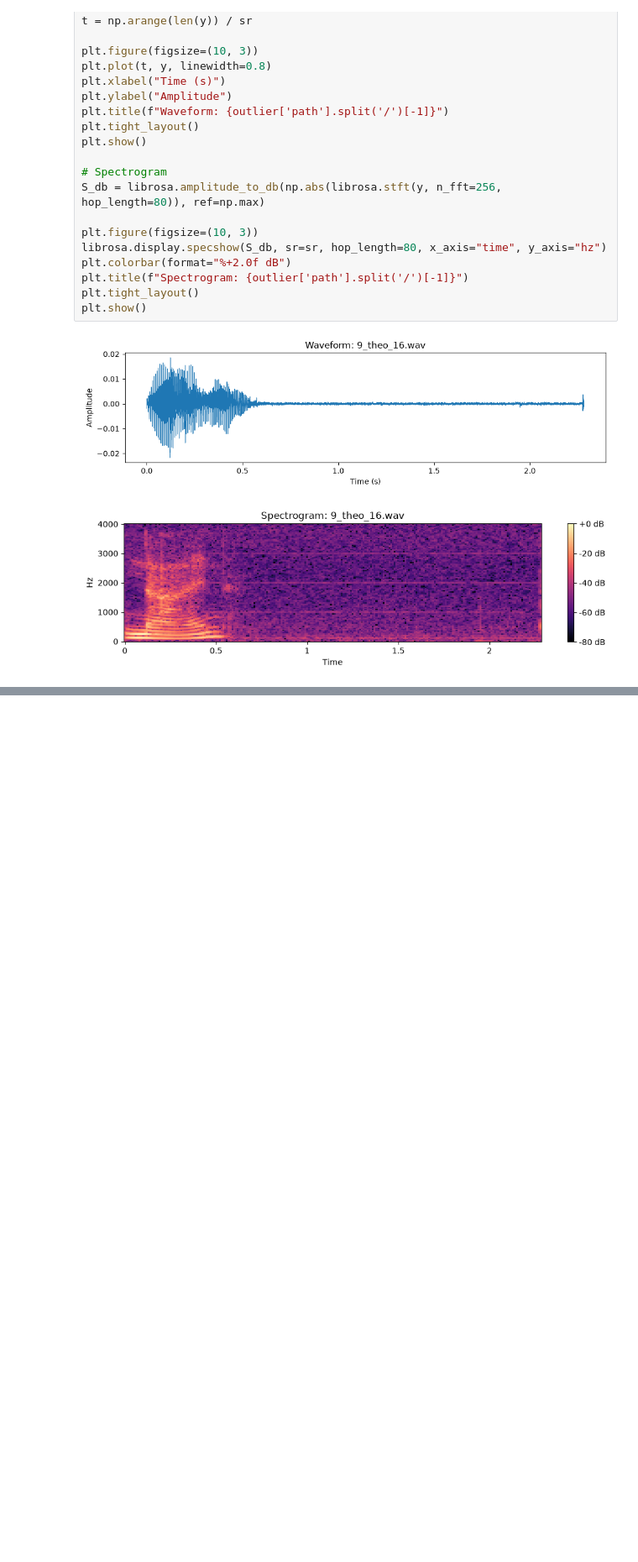
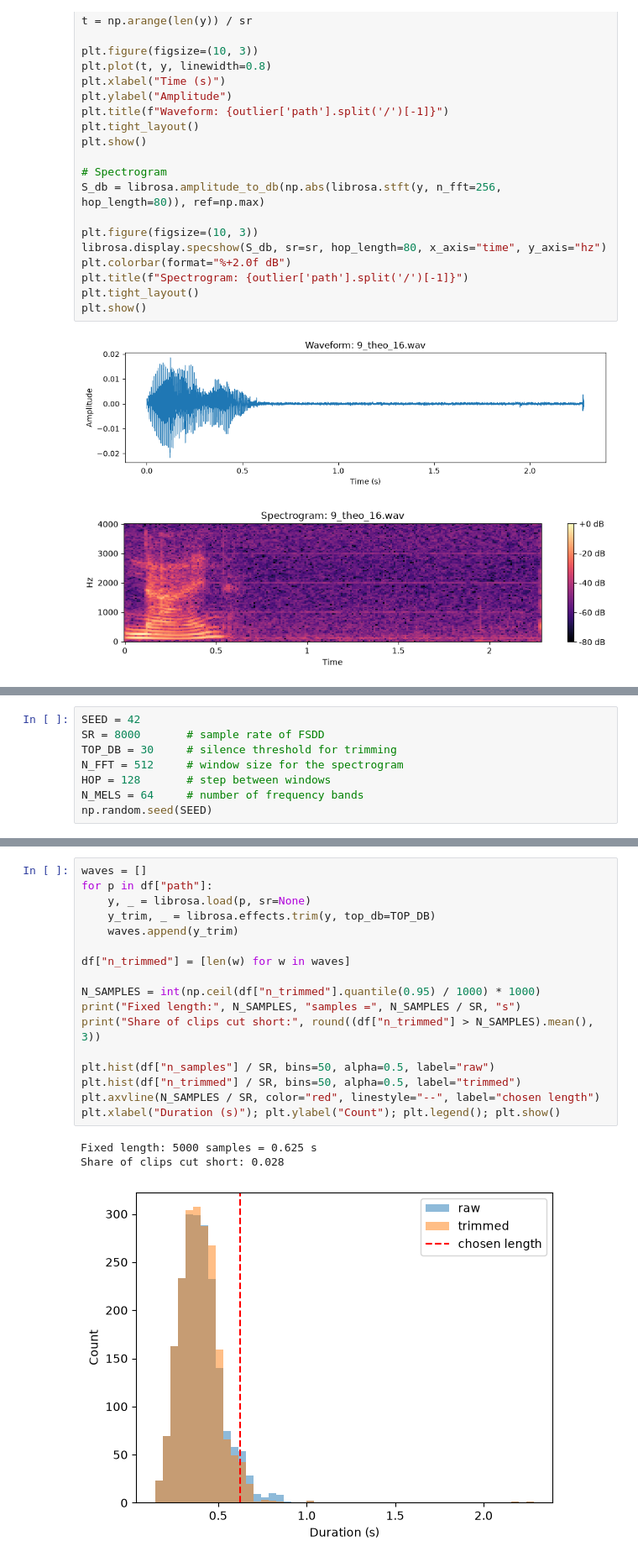
Before and after one commit to imgabrielas/Grey_Matter_Multiplication, a Jupyter notebook: Spoken Digit Recognition/Spoken_Digit_Recognition.ipynb, the cells around one changed output, grey strips where cells are left out. Shown at 84% size. Saved outputs shown, nothing was run; the diff lists cells and outputs as text; blank space fills up the shorter version.

```diff
--- a/Spoken Digit Recognition/Spoken_Digit_Recognition.ipynb
+++ b/Spoken Digit Recognition/Spoken_Digit_Recognition.ipynb
@@ -336,0 +342,8 @@ plt.show()
+# %%
+SEED = 42
+SR = 8000       # sample rate of FSDD
+TOP_DB = 30     # silence threshold for trimming
+N_FFT = 512     # window size for the spectrogram
+HOP = 128       # step between windows
+N_MELS = 64     # number of frequency bands
+np.random.seed(SEED)
@@ -336,0 +355,21 @@ plt.show()
+# %%
+waves = []
+for p in df["path"]:
+    y, _ = librosa.load(p, sr=None)
+    y_trim, _ = librosa.effects.trim(y, top_db=TOP_DB)
+    waves.append(y_trim)
+
+df["n_trimmed"] = [len(w) for w in waves]
+
+N_SAMPLES = int(np.ceil(df["n_trimmed"].quantile(0.95) / 1000) * 1000)
+print("Fixed length:", N_SAMPLES, "samples =", N_SAMPLES / SR, "s")
+print("Share of clips cut short:", round((df["n_trimmed"] > N_SAMPLES).mean(), 3))
+
+plt.hist(df["n_samples"] / SR, bins=50, alpha=0.5, label="raw")
+plt.hist(df["n_trimmed"] / SR, bins=50, alpha=0.5, label="trimmed")
+plt.axvline(N_SAMPLES / SR, color="red", linestyle="--", label="chosen length")
+plt.xlabel("Duration (s)"); plt.ylabel("Count"); plt.legend(); plt.show()
+# %% [output]
+Fixed length: 5000 samples = 0.625 s
+Share of clips cut short: 0.028
+[figure, added]
```
Also changed, not shown: parts of 3 cells of this notebook.
